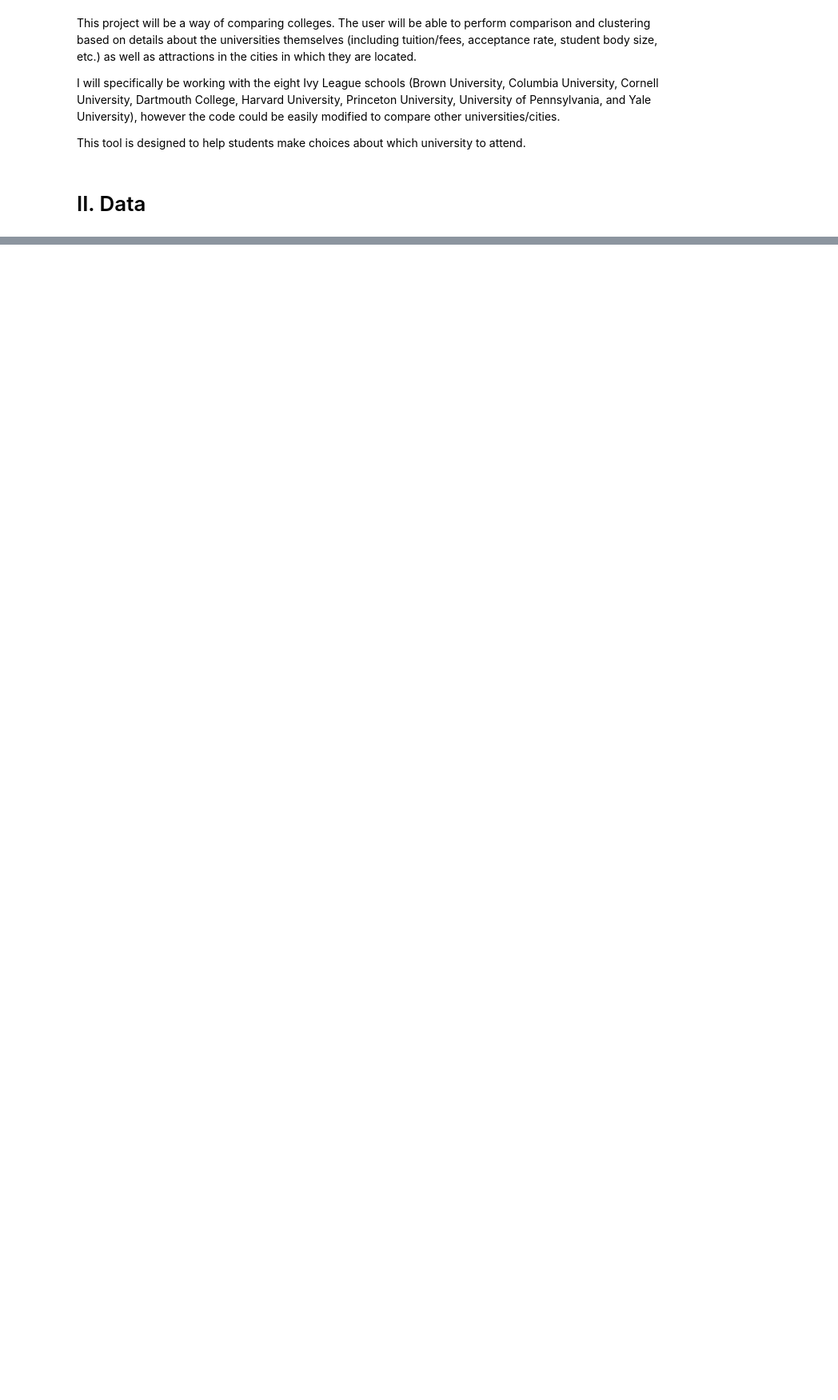
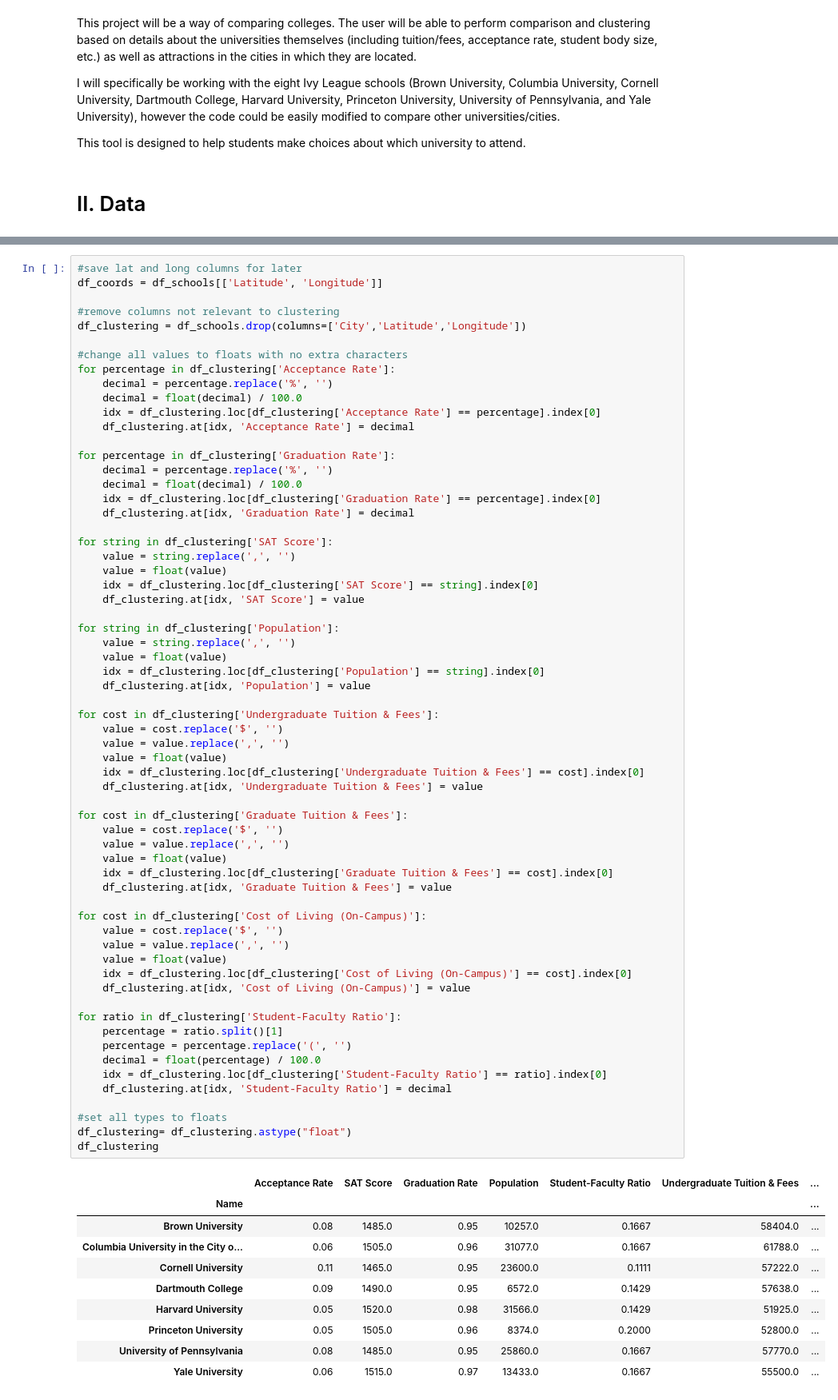
Before and after one commit to caramarieturnbull/Coursera_Capstone, a Jupyter notebook: Coursera Data Science Capstone.ipynb, the cells around one changed output, grey strips where cells are left out. Shown at 80% size. Cells and saved outputs as stored; diff of their text form; blank space fills up the shorter version.

```diff
--- a/Coursera Data Science Capstone.ipynb
+++ b/Coursera Data Science Capstone.ipynb
@@ -18,0 +281,74 @@ From these two sources, I can use webscraping to obtain information about 2020 t
+# %%
+#save lat and long columns for later
+df_coords = df_schools[['Latitude', 'Longitude']]
+
+#remove columns not relevant to clustering
+df_clustering = df_schools.drop(columns=['City','Latitude','Longitude'])
+
+#change all values to floats with no extra characters
+for percentage in df_clustering['Acceptance Rate']:
+    decimal = percentage.replace('%', '')
+    decimal = float(decimal) / 100.0
+    idx = df_clustering.loc[df_clustering['Acceptance Rate'] == percentage].index[0]
+    df_clustering.at[idx, 'Acceptance Rate'] = decimal
+
+for percentage in df_clustering['Graduation Rate']:
+    decimal = percentage.replace('%', '')
+    decimal = float(decimal) / 100.0
+    idx = df_clustering.loc[df_clustering['Graduation Rate'] == percentage].index[0]
+    df_clustering.at[idx, 'Graduation Rate'] = decimal
+
+for string in df_clustering['SAT Score']:
+    value = string.replace(',', '')
+    value = float(value)
+    idx = df_clustering.loc[df_clustering['SAT Score'] == string].index[0]
+    df_clustering.at[idx, 'SAT Score'] = value
+
+for string in df_clustering['Population']:
+    value = string.replace(',', '')
+    value = float(value)
+    idx = df_clustering.loc[df_clustering['Population'] == string].index[0]
+    df_clustering.at[idx, 'Population'] = value
+
+for cost in df_clustering['Undergraduate Tuition & Fees']:
+    value = cost.replace('$', '')
+    value = value.replace(',', '')
+    value = float(value)
+    idx = df_clustering.loc[df_clustering['Undergraduate Tuition & Fees'] == cost].index[0]
+    df_clustering.at[idx, 'Undergraduate Tuition & Fees'] = value
+
+for cost in df_clustering['Graduate Tuition & Fees']:
+    value = cost.replace('$', '')
+    value = value.replace(',', '')
+    value = float(value)
+    idx = df_clustering.loc[df_clustering['Graduate Tuition & Fees'] == cost].index[0]
+    df_clustering.at[idx, 'Graduate Tuition & Fees'] = value
+
+for cost in df_clustering['Cost of Living (On-Campus)']:
+    value = cost.replace('$', '')
+    value = value.replace(',', '')
+    value = float(value)
+    idx = df_clustering.loc[df_clustering['Cost of Living (On-Campus)'] == cost].index[0]
+    df_clustering.at[idx, 'Cost of Living (On-Campus)'] = value
+
+for ratio in df_clustering['Student-Faculty Ratio']:
+    percentage = ratio.split()[1]
+    percentage = percentage.replace('(', '')
+    decimal = float(percentage) / 100.0
+    idx = df_clustering.loc[df_clustering['Student-Faculty Ratio'] == ratio].index[0]
+    df_clustering.at[idx, 'Student-Faculty Ratio'] = decimal
+
+#set all types to floats
+df_clustering= df_clustering.astype("float")
+df_clustering
+# %% [output]
+|  | Acceptance Rate | SAT Score | Graduation Rate | Population | Student-Faculty Ratio | Undergraduate Tuition & Fees | ... |
+| Name |  |  |  |  |  |  | ... |
+| Brown University | 0.08 | 1485.0 | 0.95 | 10257.0 | 0.1667 | 58404.0 | ... |
+| Columbia University in the City o... | 0.06 | 1505.0 | 0.96 | 31077.0 | 0.1667 | 61788.0 | ... |
+| Cornell University | 0.11 | 1465.0 | 0.95 | 23600.0 | 0.1111 | 57222.0 | ... |
+| Dartmouth College | 0.09 | 1490.0 | 0.95 | 6572.0 | 0.1429 | 57638.0 | ... |
+| Harvard University | 0.05 | 1520.0 | 0.98 | 31566.0 | 0.1429 | 51925.0 | ... |
+| Princeton University | 0.05 | 1505.0 | 0.96 | 8374.0 | 0.2000 | 52800.0 | ... |
+| University of Pennsylvania | 0.08 | 1485.0 | 0.95 | 25860.0 | 0.1667 | 57770.0 | ... |
+| Yale University | 0.06 | 1515.0 | 0.97 | 13433.0 | 0.1667 | 55500.0 | ... |
```
Also changed, not shown: parts of 53 cells of this notebook.
